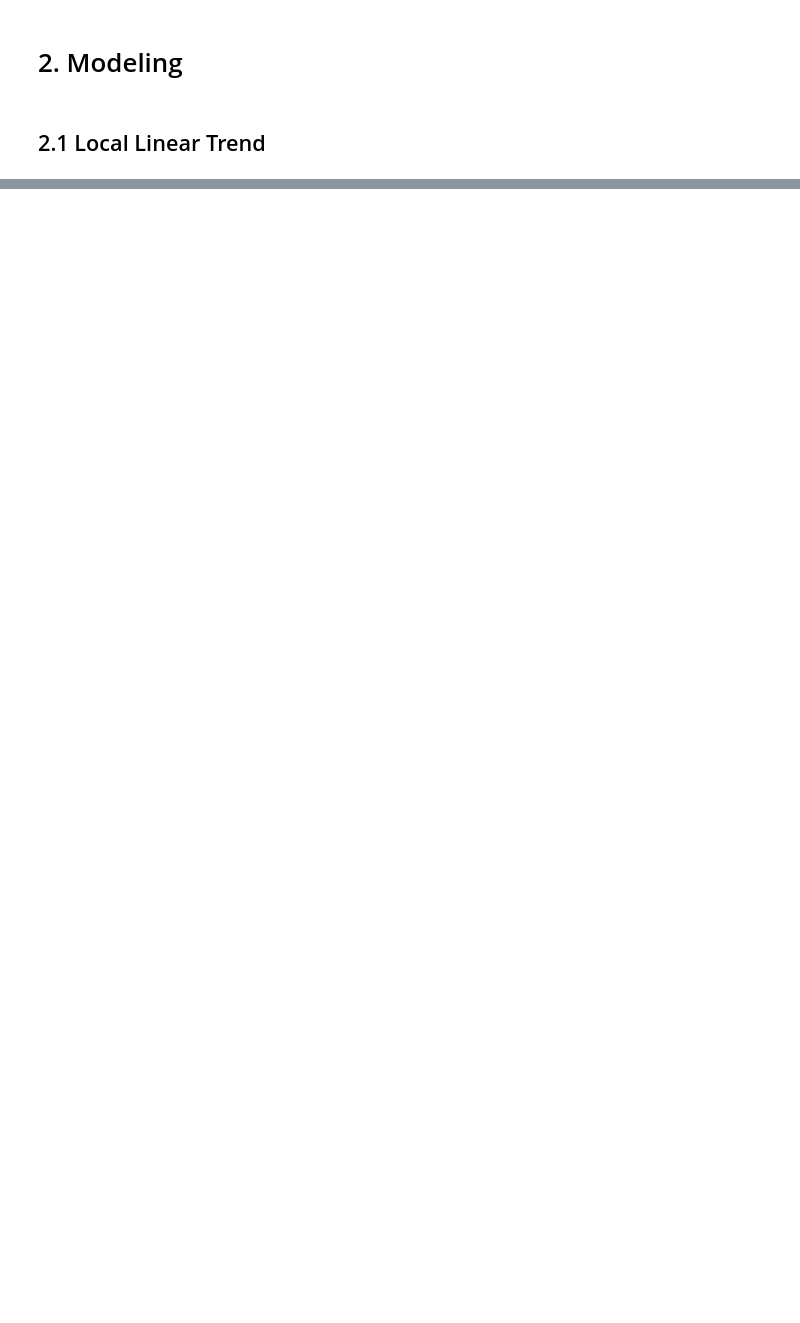
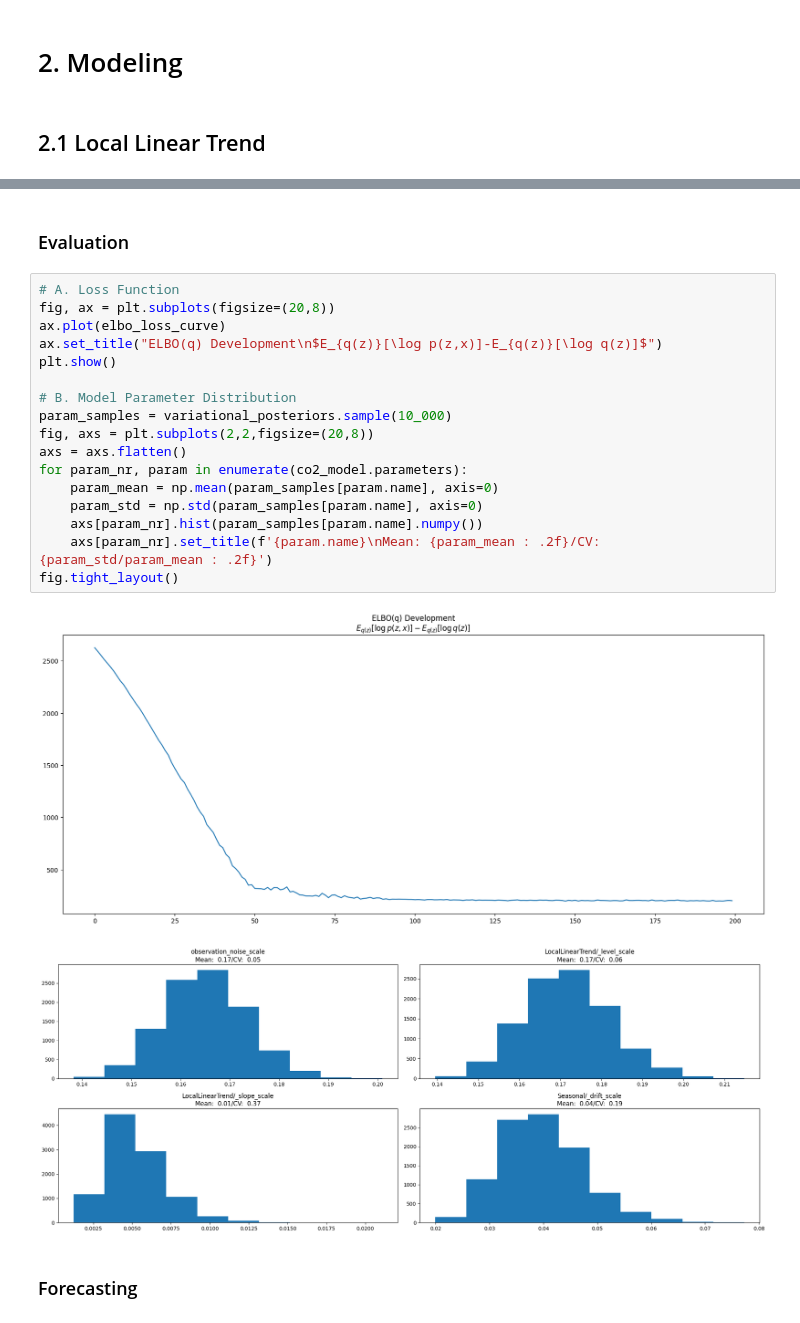
Before and after one commit to LiveProjectsByLamprecht/ForecastingWithBayesianModeling, a Jupyter notebook: notebooks/tutorials/sts_models_in_tfp.ipynb, the cells around one changed output, grey strips where cells are left out. Cells and saved outputs as stored; diff of their text form; blank space fills up the shorter version.

```diff
--- a/notebooks/tutorials/sts_models_in_tfp.ipynb
+++ b/notebooks/tutorials/sts_models_in_tfp.ipynb
@@ -69,0 +173,24 @@ model = tfp.sts.Sum([trend, seasonal], observed_time_series=df_co2_by_month)
+# %% [markdown]
+### Evaluation
+# %%
+# A. Loss Function
+fig, ax = plt.subplots(figsize=(20,8))
+ax.plot(elbo_loss_curve)
+ax.set_title("ELBO(q) Development\n$E_{q(z)}[\log p(z,x)]-E_{q(z)}[\log q(z)]$")
+plt.show()
+
+# B. Model Parameter Distribution
+param_samples = variational_posteriors.sample(10_000)
+fig, axs = plt.subplots(2,2,figsize=(20,8))
+axs = axs.flatten()
+for param_nr, param in enumerate(co2_model.parameters):
+    param_mean = np.mean(param_samples[param.name], axis=0)
+    param_std = np.std(param_samples[param.name], axis=0)
+    axs[param_nr].hist(param_samples[param.name].numpy())
+    axs[param_nr].set_title(f'{param.name}\nMean: {param_mean : .2f}/CV: {param_std/param_mean : .2f}')
+fig.tight_layout()
+# %% [output]
+[figure, added]
+[figure, added]
+# %% [markdown]
+### Forecasting
```
Also changed, not shown: parts of 22 cells of this notebook, 3 other files.
